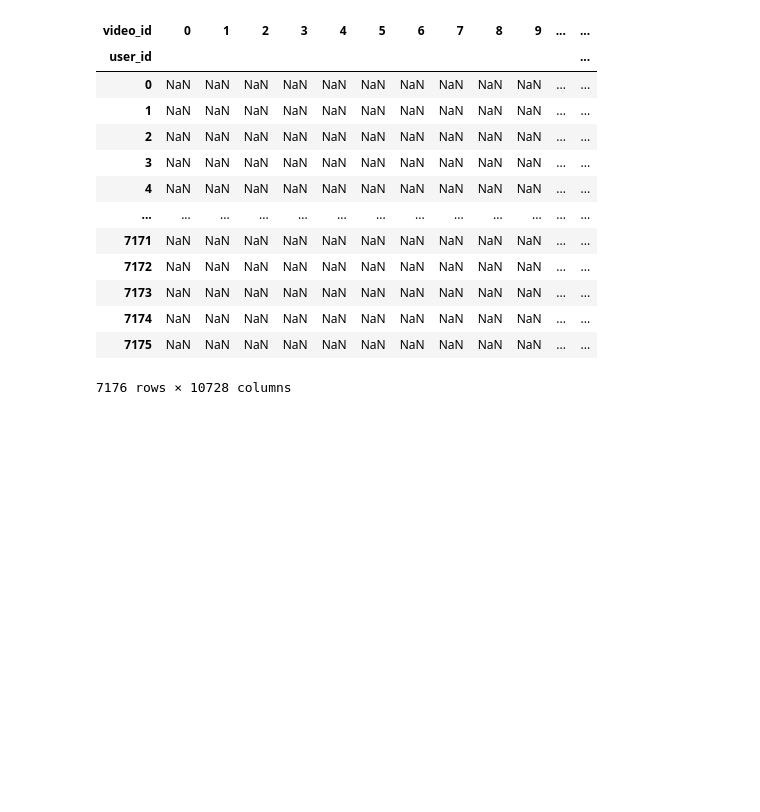
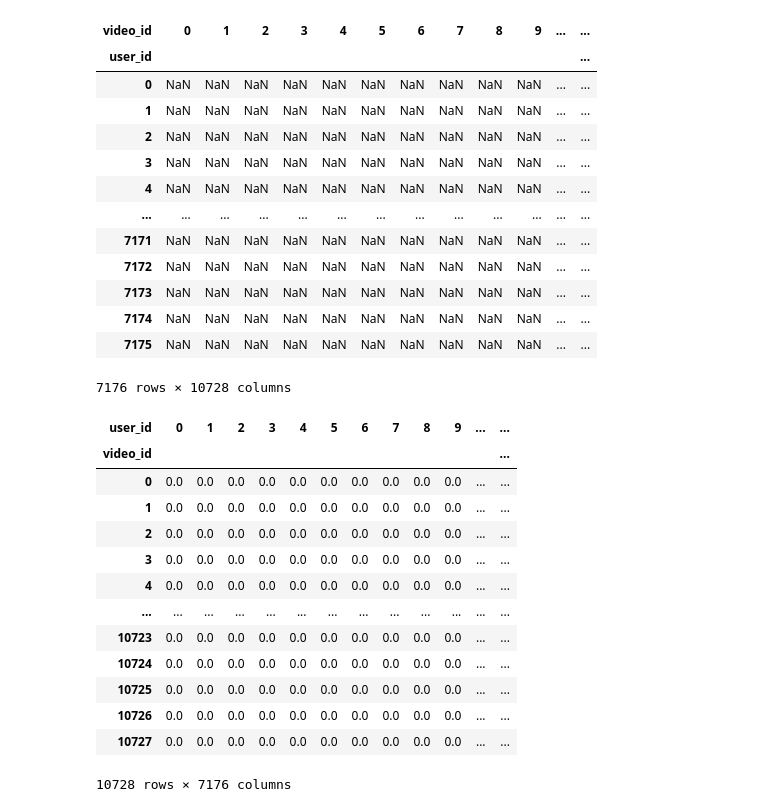
Before and after one commit to alexis-le-trung/FinalProject_2025_Alexis.LE-TRUNG, a Jupyter notebook: proposed_solution/solution.ipynb, the cells around one changed output. Cells and saved outputs as stored; diff of their text form; code cells hidden in the pictures; blank space fills up the shorter version.

```diff
--- a/proposed_solution/solution.ipynb
+++ b/proposed_solution/solution.ipynb
@@ -206,0 +403,19 @@ rating_matrix
+# %%
+Y = rating_matrix.T
+Y = Y.fillna(0)
+Y
+# %% [output]
+| user_id | 0 | 1 | 2 | 3 | 4 | 5 | 6 | 7 | 8 | 9 | ... | ... |
+| video_id |  |  |  |  |  |  |  |  |  |  |  | ... |
+| 0 | 0.0 | 0.0 | 0.0 | 0.0 | 0.0 | 0.0 | 0.0 | 0.0 | 0.0 | 0.0 | ... | ... |
+| 1 | 0.0 | 0.0 | 0.0 | 0.0 | 0.0 | 0.0 | 0.0 | 0.0 | 0.0 | 0.0 | ... | ... |
+| 2 | 0.0 | 0.0 | 0.0 | 0.0 | 0.0 | 0.0 | 0.0 | 0.0 | 0.0 | 0.0 | ... | ... |
+| 3 | 0.0 | 0.0 | 0.0 | 0.0 | 0.0 | 0.0 | 0.0 | 0.0 | 0.0 | 0.0 | ... | ... |
+| 4 | 0.0 | 0.0 | 0.0 | 0.0 | 0.0 | 0.0 | 0.0 | 0.0 | 0.0 | 0.0 | ... | ... |
+| ... | ... | ... | ... | ... | ... | ... | ... | ... | ... | ... | ... | ... |
+| 10723 | 0.0 | 0.0 | 0.0 | 0.0 | 0.0 | 0.0 | 0.0 | 0.0 | 0.0 | 0.0 | ... | ... |
+| 10724 | 0.0 | 0.0 | 0.0 | 0.0 | 0.0 | 0.0 | 0.0 | 0.0 | 0.0 | 0.0 | ... | ... |
+| 10725 | 0.0 | 0.0 | 0.0 | 0.0 | 0.0 | 0.0 | 0.0 | 0.0 | 0.0 | 0.0 | ... | ... |
+| 10726 | 0.0 | 0.0 | 0.0 | 0.0 | 0.0 | 0.0 | 0.0 | 0.0 | 0.0 | 0.0 | ... | ... |
+| 10727 | 0.0 | 0.0 | 0.0 | 0.0 | 0.0 | 0.0 | 0.0 | 0.0 | 0.0 | 0.0 | ... | ... |
+10728 rows × 7176 columns
```
Also changed, not shown: parts of 56 cells of this notebook, 1 other file.
